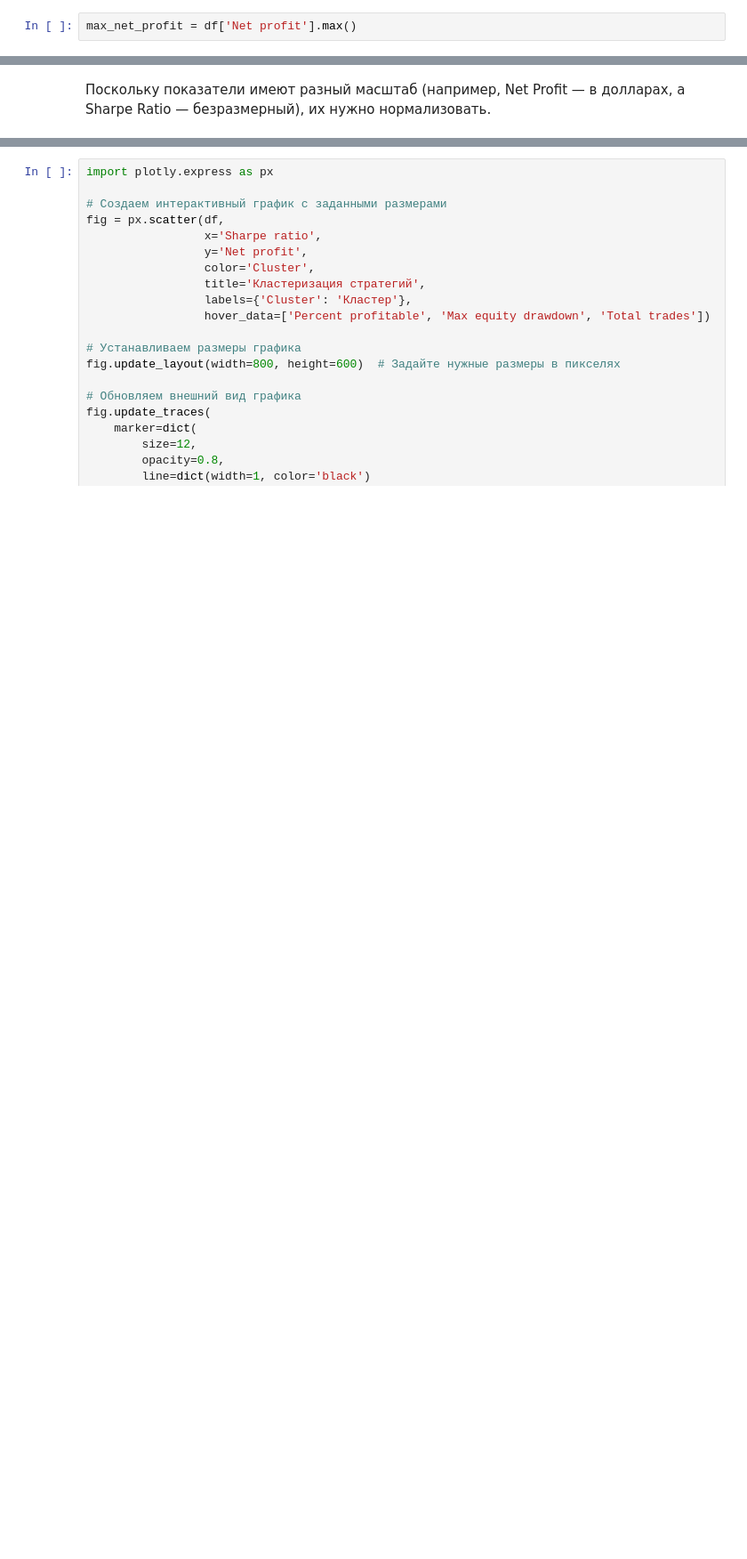
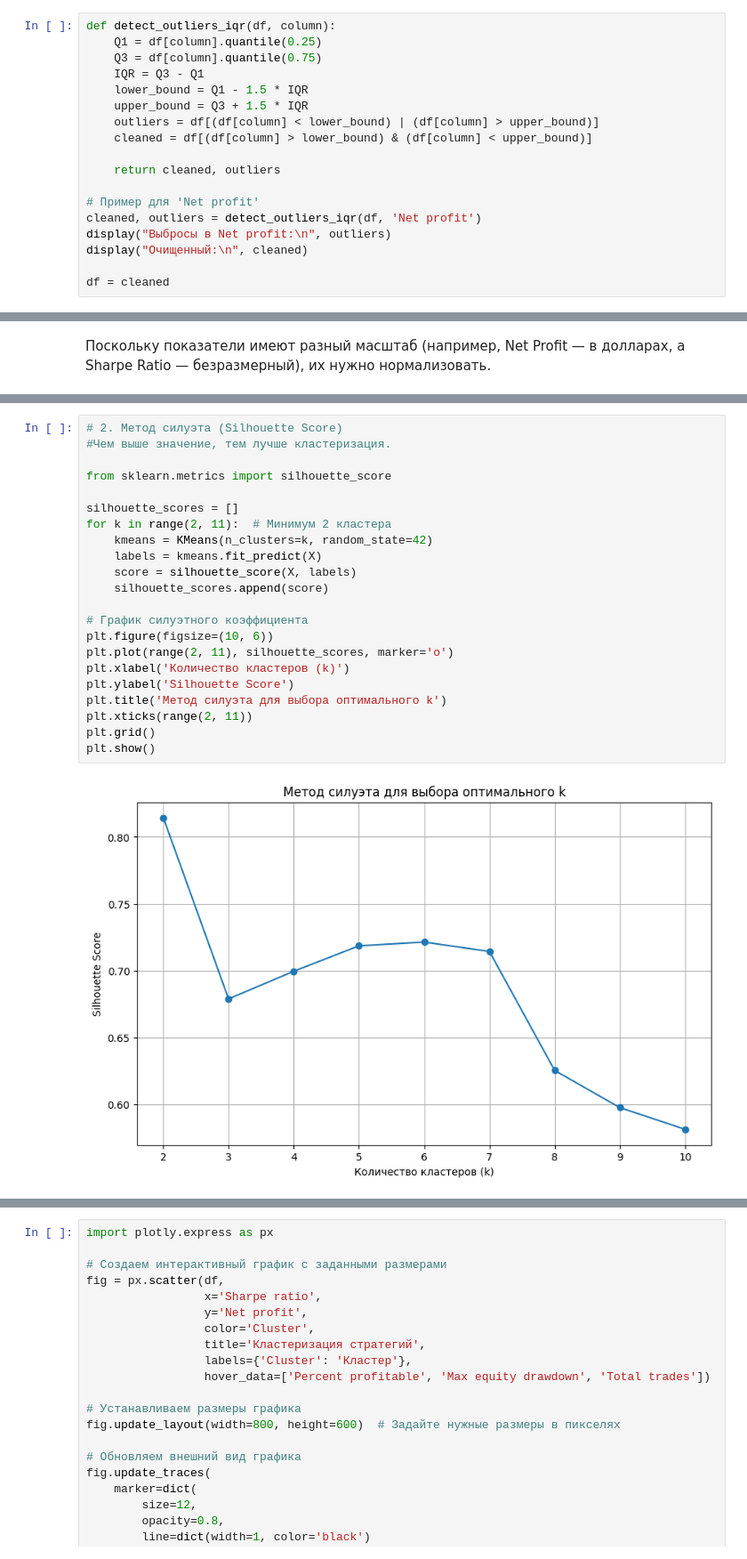
Before and after one commit to xndrf/2engine, a Jupyter notebook: REDA.ipynb, the cells around one changed output, grey strips where cells are left out. Shown at 89% size. Cells and saved outputs as stored; diff of their text form; blank space fills up the shorter version.

```diff
--- a/REDA.ipynb
+++ b/REDA.ipynb
@@ -776,2 +758,18 @@ for grap in numeric_cols:
 # %%
-max_net_profit = df['Net profit'].max()
+def detect_outliers_iqr(df, column):
+    Q1 = df[column].quantile(0.25)
+    Q3 = df[column].quantile(0.75)
+    IQR = Q3 - Q1
+    lower_bound = Q1 - 1.5 * IQR
+    upper_bound = Q3 + 1.5 * IQR
+    outliers = df[(df[column] < lower_bound) | (df[column] > upper_bound)]
+    cleaned = df[(df[column] > lower_bound) & (df[column] < upper_bound)]
+
+    return cleaned, outliers
+
+# Пример для 'Net profit'
+cleaned, outliers = detect_outliers_iqr(df, 'Net profit')
+display("Выбросы в Net profit:\n", outliers)
+display("Очищенный:\n", cleaned)
+
+df = cleaned
@@ -819,0 +837,24 @@ See the caveats in the documentation: https://pandas.pydata.org/pandas-docs/stab
+# %%
+# 2. Метод силуэта (Silhouette Score)
+#Чем выше значение, тем лучше кластеризация.
+
+from sklearn.metrics import silhouette_score
+
+silhouette_scores = []
+for k in range(2, 11):  # Минимум 2 кластера
+    kmeans = KMeans(n_clusters=k, random_state=42)
+    labels = kmeans.fit_predict(X)
+    score = silhouette_score(X, labels)
+    silhouette_scores.append(score)
+
+# График силуэтного коэффициента
+plt.figure(figsize=(10, 6))
+plt.plot(range(2, 11), silhouette_scores, marker='o')
+plt.xlabel('Количество кластеров (k)')
+plt.ylabel('Silhouette Score')
+plt.title('Метод силуэта для выбора оптимального k')
+plt.xticks(range(2, 11))
+plt.grid()
+plt.show()
+# %% [output]
+[figure, added]
```
Also changed, not shown: parts of 19 cells of this notebook.
